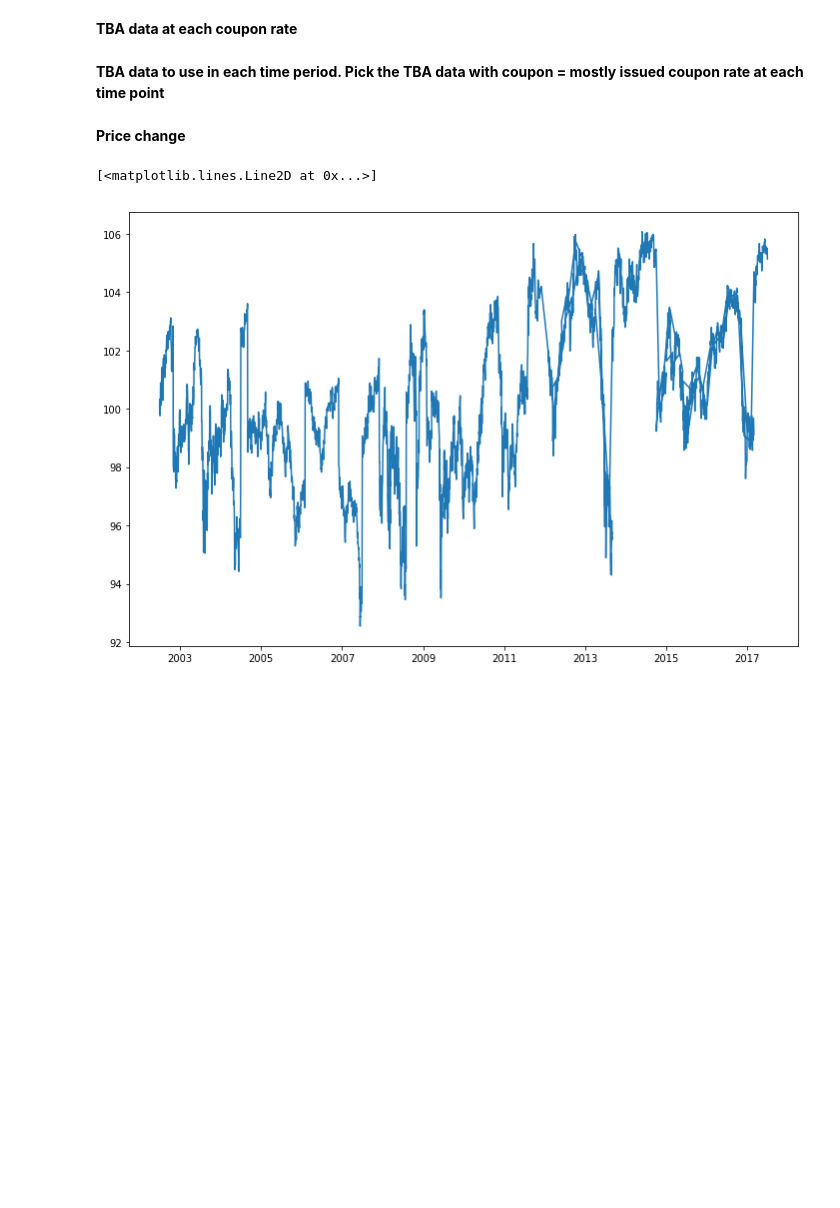
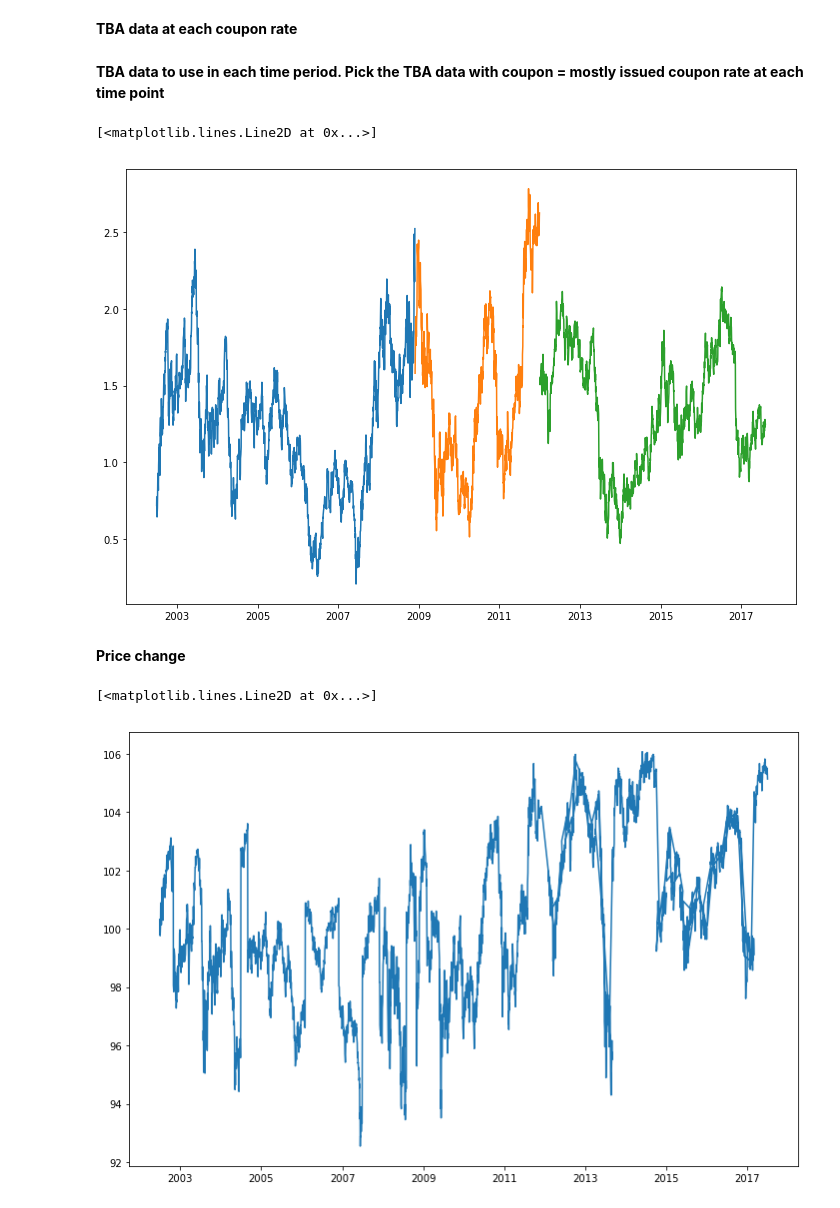
Before and after one commit to JerryDeveloper/MBSEmpiricalDuration, a Jupyter notebook: Week 6 Report - Rolling Regression.ipynb, the cells around one changed output. Drawn from its saved outputs; the diff is of its cells as text; code cells hidden in the pictures; blank space fills up the shorter version.

```diff
--- a/Week 6 Report - Rolling Regression.ipynb
+++ b/Week 6 Report - Rolling Regression.ipynb
@@ -107,6 +136,37 @@ for t, i in zip(FN_issue.index, ind):
     totel.append(temp)
 
 result = pd.concat(totel)
+# %%
+First_Part_5_5 = FNCL5_5.ix[FNCL5_5.index < '2008-11-28'].copy()
+Second_Part_4_5 = FNCL4_5.ix[(FNCL4_5.index < '2011-12-31') & (FNCL4_5.index > '2008-11-27')].copy()
+Third_Part_3_5 = FNCL3_5.ix[(FNCL3_5.index > '2011-12-30')].copy()
+
+
+New_F = pd.concat([First_Part_5_5, TR_10], axis=1, join='inner')
+New_F['coupon'] = 5.5
+New_F['Spread'] = New_F['coupon']- New_F['10 year rate']
+#print New_F.head()
+
+
+New_S = pd.concat([Second_Part_4_5, TR_10], axis=1, join='inner')
+New_S['coupon'] = 4.5
+New_S['Spread'] = New_S['coupon']- New_S['10 year rate']
+#print New_S.head()
+
+
+New_T = pd.concat([Third_Part_3_5, TR_10], axis=1, join='inner')
+New_T['coupon'] = 3.5
+New_T['Spread'] = New_T['coupon']- New_T['10 year rate']
+#print New_T.head()
+# %%
+fig = plt.figure(figsize = (12, 8))
+ax = fig.add_subplot(111)
+ax.plot(New_F.index, New_F['Spread'], label = 'FN_issuance mostly issued coupon rate', markersize = 2)
+ax.plot(New_S.index, New_S['Spread'], label = 'FN_issuance mostly issued coupon rate', markersize = 2)
+ax.plot(New_T.index, New_T['Spread'], label = 'FN_issuance mostly issued coupon rate', markersize = 2)
+# %% [output]
+[<matplotlib.lines.Line2D at 0x...>]
+[figure, added]
 # %% [markdown]
 **Price change**
 # %%
```
Also changed, not shown: parts of 30 cells of this notebook.
